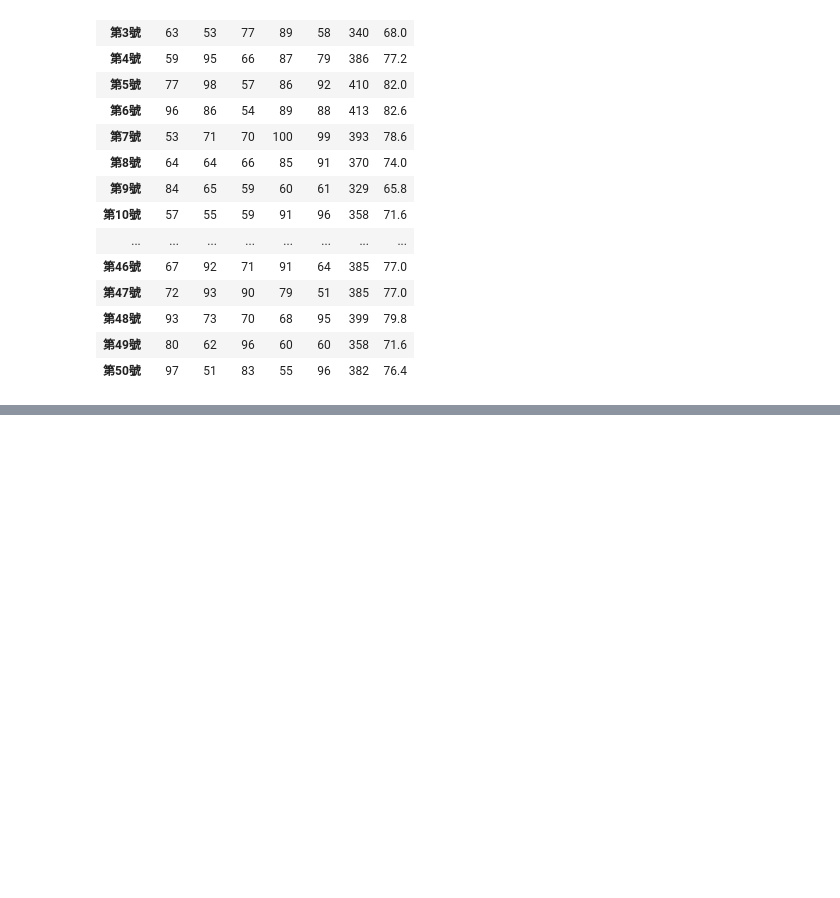
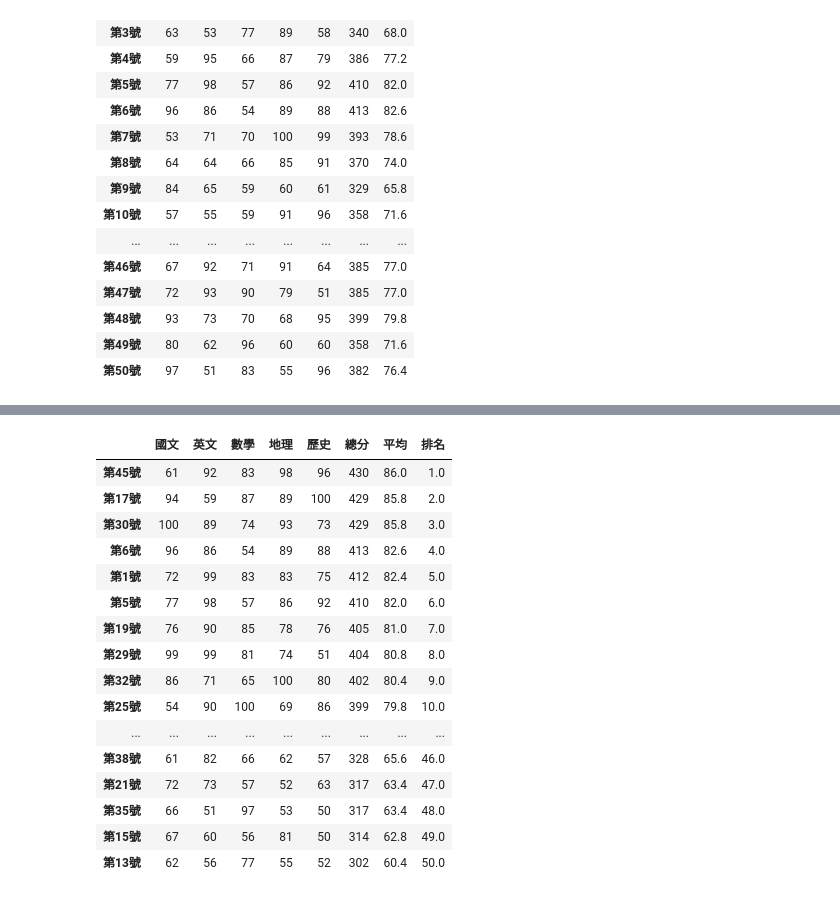
Before and after one commit to Knc5567/_python_test, a Jupyter notebook: lesson11.ipynb, the cells around one changed output, grey strips where cells are left out. Cells and saved outputs as stored; diff of their text form; code cells hidden in the pictures; blank space fills up the shorter version.

```diff
--- a/lesson11.ipynb
+++ b/lesson11.ipynb
@@ -203,3 +203,5 @@ df1
 | 第48號 | 93 | 73 | 70 | 68 | 95 | 399 | 79.8 |
 | 第49號 | 80 | 62 | 96 | 60 | 60 | 358 | 71.6 |
 | 第50號 | 97 | 51 | 83 | 55 | 96 | 382 | 76.4 |
+# %%
+df2 = df1.sort_values(by='總分',ascending=False)
@@ -205,0 +226,22 @@ df1
+# %%
+df2['排名'] = df1['總分'].rank(method='first',ascending=False)
+# %%
+df2
+# %% [output]
+|  | 國文 | 英文 | 數學 | 地理 | 歷史 | 總分 | 平均 | 排名 |
+| 第45號 | 61 | 92 | 83 | 98 | 96 | 430 | 86.0 | 1.0 |
+| 第17號 | 94 | 59 | 87 | 89 | 100 | 429 | 85.8 | 2.0 |
+| 第30號 | 100 | 89 | 74 | 93 | 73 | 429 | 85.8 | 3.0 |
+| 第6號 | 96 | 86 | 54 | 89 | 88 | 413 | 82.6 | 4.0 |
+| 第1號 | 72 | 99 | 83 | 83 | 75 | 412 | 82.4 | 5.0 |
+| 第5號 | 77 | 98 | 57 | 86 | 92 | 410 | 82.0 | 6.0 |
+| 第19號 | 76 | 90 | 85 | 78 | 76 | 405 | 81.0 | 7.0 |
+| 第29號 | 99 | 99 | 81 | 74 | 51 | 404 | 80.8 | 8.0 |
+| 第32號 | 86 | 71 | 65 | 100 | 80 | 402 | 80.4 | 9.0 |
+| 第25號 | 54 | 90 | 100 | 69 | 86 | 399 | 79.8 | 10.0 |
+| ... | ... | ... | ... | ... | ... | ... | ... | ... |
+| 第38號 | 61 | 82 | 66 | 62 | 57 | 328 | 65.6 | 46.0 |
+| 第21號 | 72 | 73 | 57 | 52 | 63 | 317 | 63.4 | 47.0 |
+| 第35號 | 66 | 51 | 97 | 53 | 50 | 317 | 63.4 | 48.0 |
+| 第15號 | 67 | 60 | 56 | 81 | 50 | 314 | 62.8 | 49.0 |
+| 第13號 | 62 | 56 | 77 | 55 | 52 | 302 | 60.4 | 50.0 |
```
Also changed, not shown: parts of 2 cells of this notebook, 5 other files.
